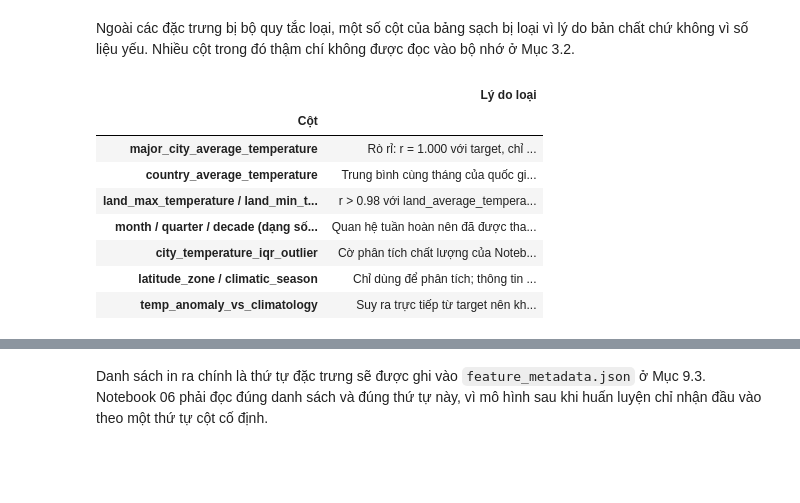
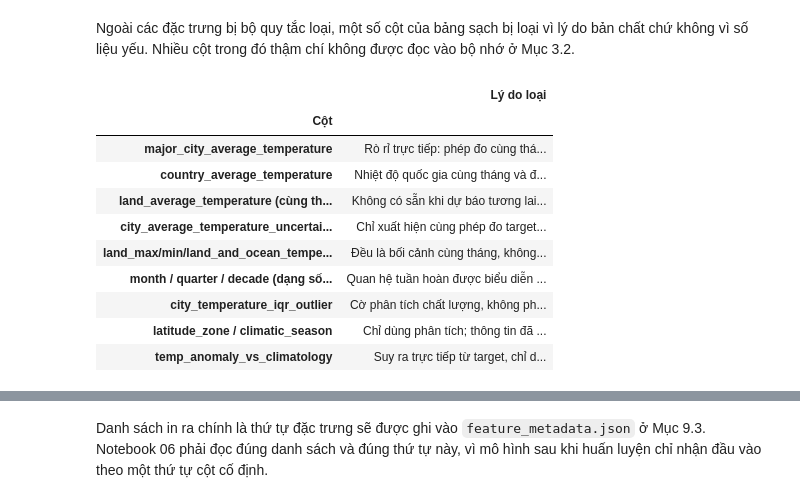
Before and after one commit to Sekaiiii1/Global-Surface-Temperature-Analysis, a Jupyter notebook: notebooks_v2/05_feature_engineering.ipynb, the cells around one changed output, grey strips where cells are left out. Drawn from its saved outputs; the diff is of its cells as text; code cells hidden in the pictures; blank space fills up the shorter version.

```diff
--- a/notebooks_v2/05_feature_engineering.ipynb
+++ b/notebooks_v2/05_feature_engineering.ipynb
@@ -597,6 +766,15 @@ Hai khóa được ghép thành một khóa `int64` duy nhất: `location_key =
 feature_df = feature_df.sort_values(
     LOCATION_KEY_COLUMNS + ['observation_date'], kind='mergesort', ignore_index=True
 )
+
+# sort(..., ignore_index=True) thay đổi thứ tự dòng, nên phải tạo lại các mask
+# thời gian để nhãn split tiếp tục khớp đúng từng quan sát.
+feature_fit_mask = feature_df['year'] <= FEATURE_FIT_CUTOFF_YEAR
+validation_period_mask = feature_df['year'].between(
+    VALIDATION_START_YEAR, TRAIN_CUTOFF_YEAR
+)
+test_period_mask = feature_df['year'] > TRAIN_CUTOFF_YEAR
+train_period_mask = feature_fit_mask | validation_period_mask
 
 feature_df['location_id'] = (
     feature_df.groupby(LOCATION_KEY_COLUMNS, observed=True, sort=False)
@@ -621,12 +799,6 @@ feature_df['location_key'] = (
 if not feature_df['location_key'].is_unique:
     raise RuntimeError('location_key không duy nhất; đặc trưng trễ sẽ tra cứu sai.')
 
-if FAST_MODE:
-    # Vị trí cuối cùng có thể bị cắt giữa chuỗi thời gian do nrows; loại để không méo lag.
-    last_location = feature_df['location_id'].iloc[-1]
-    if feature_df['location_id'].nunique() > 1:
-        feature_df = feature_df[feature_df['location_id'] != last_location].reset_index(drop=True)
-
 n_locations = int(feature_df['location_id'].nunique())
 print(f'Số vị trí               : {n_locations:,}')
 print(f'Số dòng                 : {len(feature_df):,}')
@@ -1664,47 +1926,57 @@ Ngoài các đặc trưng bị bộ quy tắc loại, một số cột của b
 SEMANTIC_EXCLUSIONS = [
     {
         'Cột': 'major_city_average_temperature',
-        'Lý do loại': 'Rò rỉ: r = 1.000 với target, chỉ có giá trị ở 2,7% dòng (Notebook 04).',
+        'Lý do loại': 'Rò rỉ trực tiếp: phép đo cùng tháng trùng target khi có giá trị.',
     },
     {
         'Cột': 'country_average_temperature',
-        'Lý do loại': 'Trung bình cùng tháng của quốc gia, đã bao gồm chính thành phố cần dự báo.',
+        'Lý do loại': 'Nhiệt độ quốc gia cùng tháng và đã chứa thông tin thành phố cần dự báo.',
     },
     {
-        'Cột': 'land_max_temperature / land_min_temperature / land_and_ocean_average_temperature',
-        'Lý do loại': 'r > 0.98 với land_average_temperature (Notebook 04); không đọc vào bộ nhớ.',
+        'Cột': 'land_average_temperature (cùng tháng)',
+        'Lý do loại': 'Không có sẵn khi dự báo tương lai; thay bằng land_temperature_lag_1.',
+    },
+    {
+        'Cột': 'city_average_temperature_uncertainty (cùng tháng)',
+        'Lý do loại': 'Chỉ xuất hiện cùng phép đo target; thay bằng city_uncertainty_lag_1.',
+    },
+    {
+        'Cột': 'land_max/min/land_and_ocean_temperature',
+        'Lý do loại': 'Đều là bối cảnh cùng tháng, không phù hợp kịch bản dự báo một bước.',
     },
     {
         'Cột': 'month / quarter / decade (dạng số nguyên thô)',
-        'Lý do loại': 'Quan hệ tuần hoàn nên đã được thay bằng mã hóa sin/cos và years_since_start.',
+        'Lý do loại': 'Quan hệ tuần hoàn được biểu diễn bằng sin/cos và xu hướng thời gian.',
     },
     {
         'Cột': 'city_temperature_iqr_outlier',
-        'Lý do loại': 'Cờ phân tích chất lượng của Notebook 03, không phải biến dự báo.',
+        'Lý do loại': 'Cờ phân tích chất lượng, không phải thông tin có sẵn khi dự báo.',
     },
     {
         'Cột': 'latitude_zone / climatic_season',
-        'Lý do loại': 'Chỉ dùng để phân tích; thông tin đã có trong abs_latitude và mã hóa tuần hoàn.',
+        'Lý do loại': 'Chỉ dùng phân tích; thông tin đã có trong latitude và mã hóa chu kỳ.',
     },
     {
         'Cột': 'temp_anomaly_vs_climatology',
-        'Lý do loại': 'Suy ra trực tiếp từ target nên không thể làm đặc trưng; chỉ dùng ở Mục 8.',
+        'Lý do loại': 'Suy ra trực tiếp từ target, chỉ dùng cho insight ở Mục 8.',
     },
 ]
 display(pd.DataFrame(SEMANTIC_EXCLUSIONS).set_index('Cột'))
 
 print('Danh sách đặc trưng cuối cùng:')
 for index, name in enumerate(SELECTED_FEATURES, start=1):
     meta = FEATURE_CATALOG[name]
-    print(f'  {index:2d}. {name:26s} [{meta["group"]} · {meta["availability"]}]')
+    print(f'  {index:2d}. {name:30s} [{meta["group"]} · {meta["availability"]}]')
 # %% [output]
 |  | Lý do loại |
 | Cột |  |
-| major_city_average_temperature | Rò rỉ: r = 1.000 với target, chỉ ... |
-| country_average_temperature | Trung bình cùng tháng của quốc gi... |
-| land_max_temperature / land_min_t... | r > 0.98 với land_average_tempera... |
-| month / quarter / decade (dạng số... | Quan hệ tuần hoàn nên đã được tha... |
-| city_temperature_iqr_outlier | Cờ phân tích chất lượng của Noteb... |
-| latitude_zone / climatic_season | Chỉ dùng để phân tích; thông tin ... |
-| temp_anomaly_vs_climatology | Suy ra trực tiếp từ target nên kh... |
+| major_city_average_temperature | Rò rỉ trực tiếp: phép đo cùng thá... |
+| country_average_temperature | Nhiệt độ quốc gia cùng tháng và đ... |
+| land_average_temperature (cùng th... | Không có sẵn khi dự báo tương lai... |
+| city_average_temperature_uncertai... | Chỉ xuất hiện cùng phép đo target... |
+| land_max/min/land_and_ocean_tempe... | Đều là bối cảnh cùng tháng, không... |
+| month / quarter / decade (dạng số... | Quan hệ tuần hoàn được biểu diễn ... |
+| city_temperature_iqr_outlier | Cờ phân tích chất lượng, không ph... |
+| latitude_zone / climatic_season | Chỉ dùng phân tích; thông tin đã ... |
+| temp_anomaly_vs_climatology | Suy ra trực tiếp từ target, chỉ d... |
 Danh sách đặc trưng cuối cùng:
```
Also changed, not shown: parts of 71 cells of this notebook.
